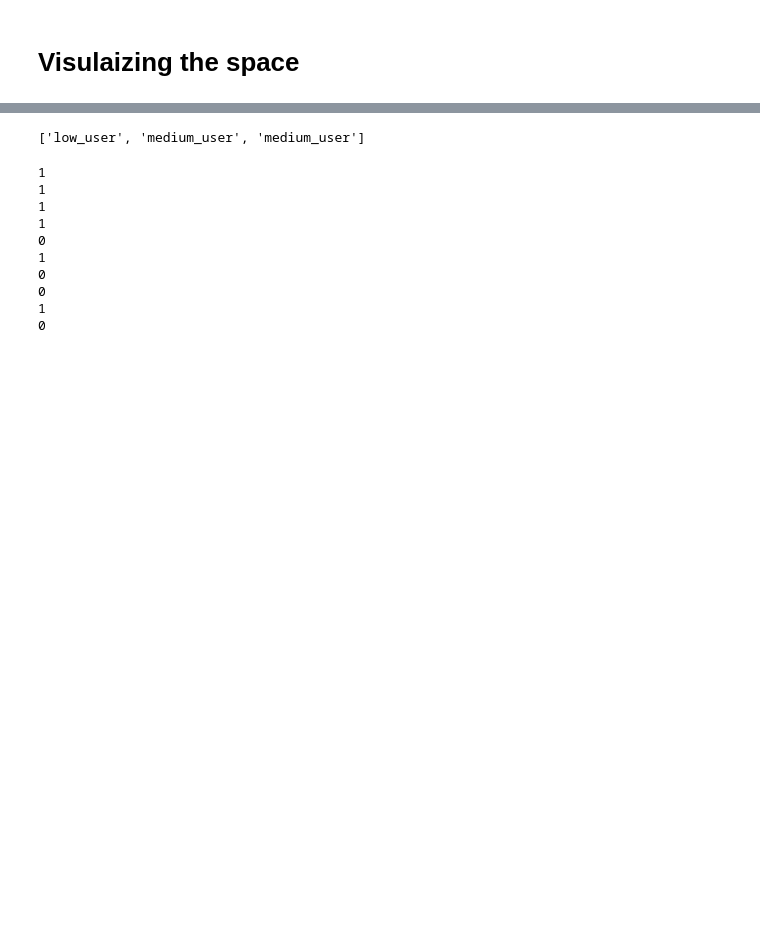
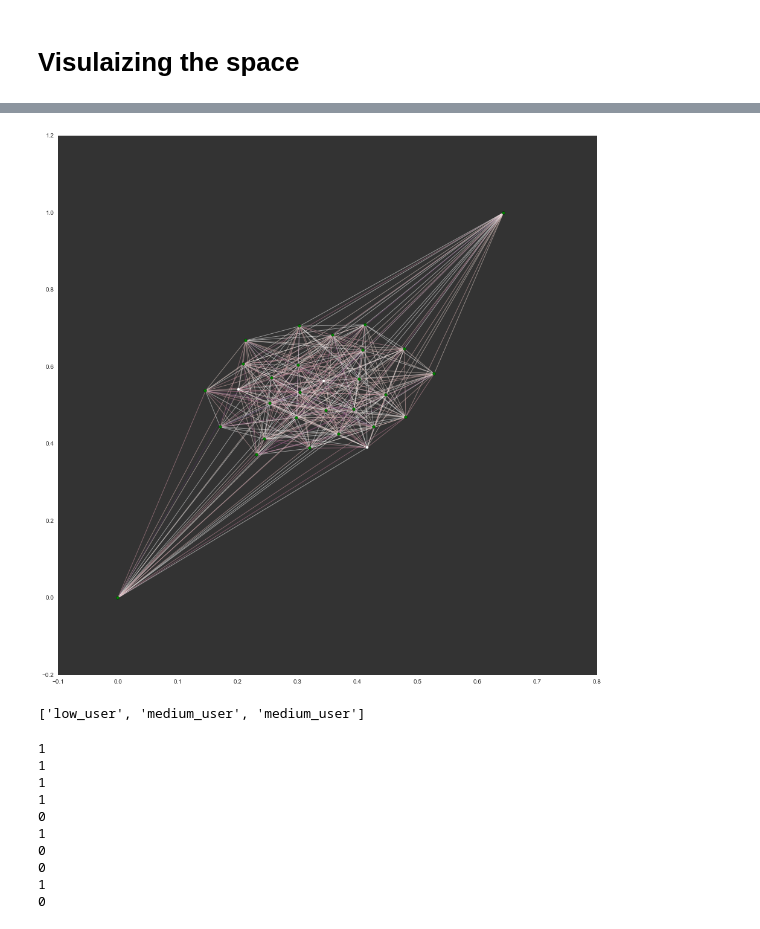
Before and after one commit to baddu/CSCS530, a Jupyter notebook: now.ipynb, the cells around one changed output, grey strips where cells are left out. Drawn from its saved outputs; the diff is of its cells as text; code cells hidden in the pictures; blank space fills up the shorter version.

```diff
--- a/now.ipynb
+++ b/now.ipynb
@@ -695,3 +691,69 @@ interact(plot_occupants_types_in_space,
+# %%
+# Get the network of interactions
+
+
+edge_weight = {}
+edge_color = {}
+
+# Iterate over all interactions
+for e in m.history_interactions:
+    # Check if we have recorded this pair before.
+    if (e[1], e[2]) not in edge_weight:
+        edge_weight[(e[1], e[2])] = 1
+
+        if e[-1] == True:
+            edge_color[(e[1], e[2])] = "red"
+        else:
+            edge_color[(e[1], e[2])] = "#dddddd"
+    else:
+        edge_weight[(e[1], e[2])] += 1
+
+        if e[-1] == True:
+            edge_color[(e[1], e[2])] = "red"
+        else:
+            edge_color[(e[1], e[2])] = "#dddddd"
+
+# Create graph
+import networkx
+
+g = networkx.Graph()
+g.add_nodes_from(range(m.population_size))
+g.add_edges_from(edge_weight.keys())
+g_layout = networkx.spring_layout(g, iterations=100)
+
+# Get node info
+low_user_nodes = [i for i in range(m.population_size) if m.occupants_list[i].user_type == "low_user" ]
+medium_user_nodes = [i for i in range(m.population_size) if m.occupants_list[i].user_type == "medium_user"]
+high_user_nodes = [i for i in range(m.population_size) if m.occupants_list[i].user_type == "high_user"]
+
+# Now we can visualize the occupants interaction network.
+f = plt.figure(figsize=(16, 16))
+ax = f.gca()
+networkx.draw_networkx_nodes(g, g_layout,
+                       nodelist=low_user_nodes,
+                       node_size=25,
+                       node_color='green')
+
+networkx.draw_networkx_nodes(g, g_layout,
+                       node_size=25,
+                       nodelist=medium_user_nodes,
+                       node_color='white')
+
+networkx.draw_networkx_nodes(g, g_layout,
+                       node_size=25,
+                       nodelist=high_user_nodes,
+                       node_color='red')
+
+networkx.draw_networkx_edges(g, g_layout,
+                       width=1,
+                       alpha=0.5,
+                       edge_cmap=cmap,
+                       edge_color=edge_weight.values())
+
+ax.grid(False)
+ax.set_axis_bgcolor("#333333")
+# %% [output]
+[figure, added]
 # %%
 #testing
 occupants_list = ["low_user","medium_user","high_user"]
```
Also changed, not shown: parts of 4 cells of this notebook.
